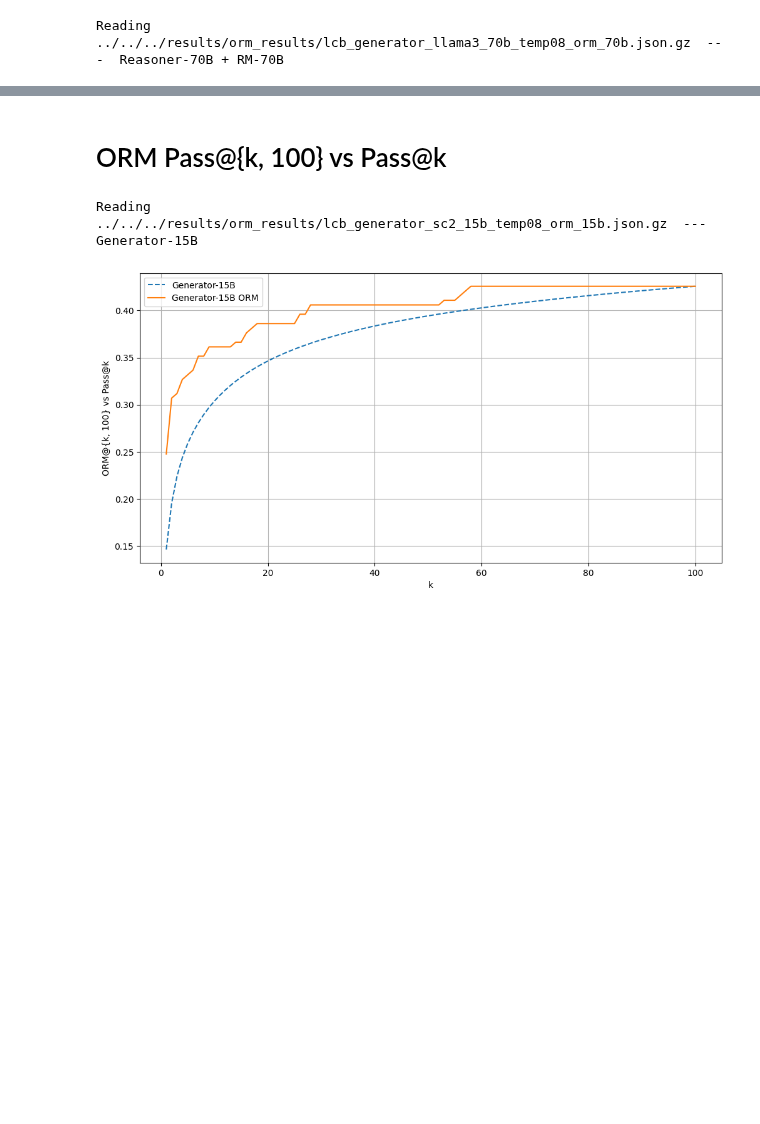
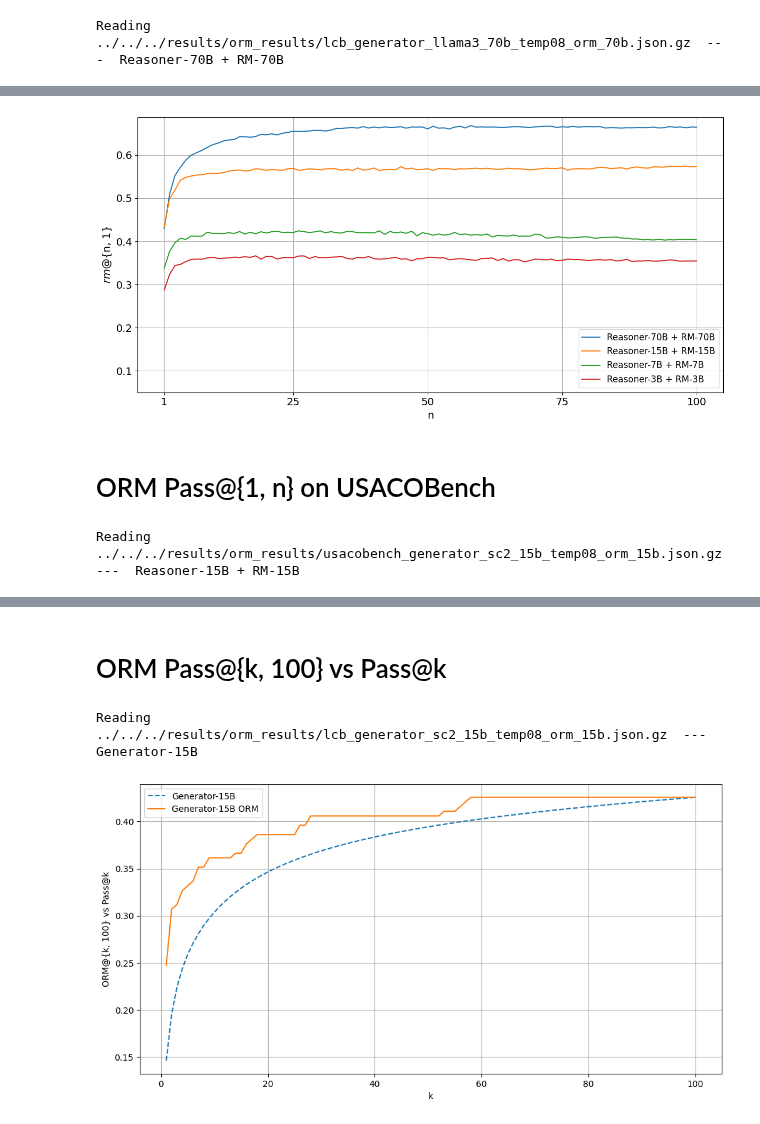
Before and after one commit to cassanof/CodeRM, a Jupyter notebook: coderm/eval/visualizations/graph_pass_k.ipynb, the cells around one changed output, grey strips where cells are left out. Saved outputs shown, nothing was run; the diff lists cells and outputs as text; code cells hidden in the pictures; blank space fills up the shorter version.

```diff
--- a/coderm/eval/visualizations/graph_pass_k.ipynb
+++ b/coderm/eval/visualizations/graph_pass_k.ipynb
@@ -218,0 +273,21 @@ No artists with labels found to put in legend.  Note that artists whose label st
+# %%
+from coderm.eval.metrics import get_orm_acc
+from coderm.utils import gunzip_json_read
+import numpy as np
+from tqdm import tqdm
+
+perms=100 # number of permutations to reduce variance
+
+all_orm_accs = {}
+for norm, l, r in zip(normalize, labels, paths_to_results):
+    if norm:
+        prod = "normalized"
+    else:
+        prod = None
+    print(f"Reading", r, " --- ", l)
+    items = gunzip_json_read(r)["items"]
+    upper_n = len(items[0]["results"])
+    orm_accs = {}
+    for n in tqdm(list(range(1, upper_n+1))):
+        orm_accs[n] = np.mean(get_orm_acc(items, n=n, perms=perms, prod=prod)[0])
+    all_orm_accs[l] = orm_accs
@@ -218,0 +299,23 @@ No artists with labels found to put in legend.  Note that artists whose label st
+# %%
+import matplotlib.pyplot as plt
+plt.figure(figsize=(12, 6))
+for label, values in all_orm_accs.items():
+    ks = list(values.keys())
+    pass_at_k = list(values.values())
+    linestyle = '-'
+    plt.plot(ks, pass_at_k, label=label, linestyle=linestyle)
+
+plt.xlabel('n', fontsize=14)
+plt.ylabel('$rm@${n, 1}', fontsize=14)
+plt.legend(fontsize=12, loc='lower right', bbox_to_anchor=(1, 0), ncol=1)
+plt.grid(True)
+plt.tick_params(axis='both', which='major', labelsize=14)
+plt.ylim(bottom=0.05)
+plt.xticks([1, 25, 50, 75, 100])
+plt.tight_layout()
+plt.savefig("../../dataset/plots/rm_curve_he.pdf", bbox_inches='tight')
+plt.show()
+# %% [output]
+[figure, added]
+# %% [markdown]
+# ORM Pass@{1, n} on USACOBench
@@ -218,0 +344,23 @@ No artists with labels found to put in legend.  Note that artists whose label st
+# %%
+from coderm.eval.metrics import get_orm_acc
+from coderm.utils import gunzip_json_read
+import numpy as np
+from tqdm import tqdm
+
+perms=100 # number of permutations to reduce variance
+
+all_orm_accs = {}
+for norm, l, r in zip(normalize, labels, paths_to_results):
+    if norm:
+        prod = "normalized"
+    else:
+        prod = None
+    print(f"Reading", r, " --- ", l)
+    items = gunzip_json_read(r)["items"]
+    upper_n = len(items[0]["results"])
+    orm_accs = {}
+    for n in tqdm(list(range(1, upper_n+1))):
+        orm_accs[n] = np.mean(get_orm_acc(items, n=n, perms=perms, prod=prod)[0])
+    all_orm_accs[l] = orm_accs
+# %% [output]
+Reading ../../../results/orm_results/usacobench_generator_sc2_15b_temp08_orm_15b.json.gz  ---  Reasoner-15B + RM-15B
```
Also changed, not shown: parts of 11 cells of this notebook, 1 other file.
